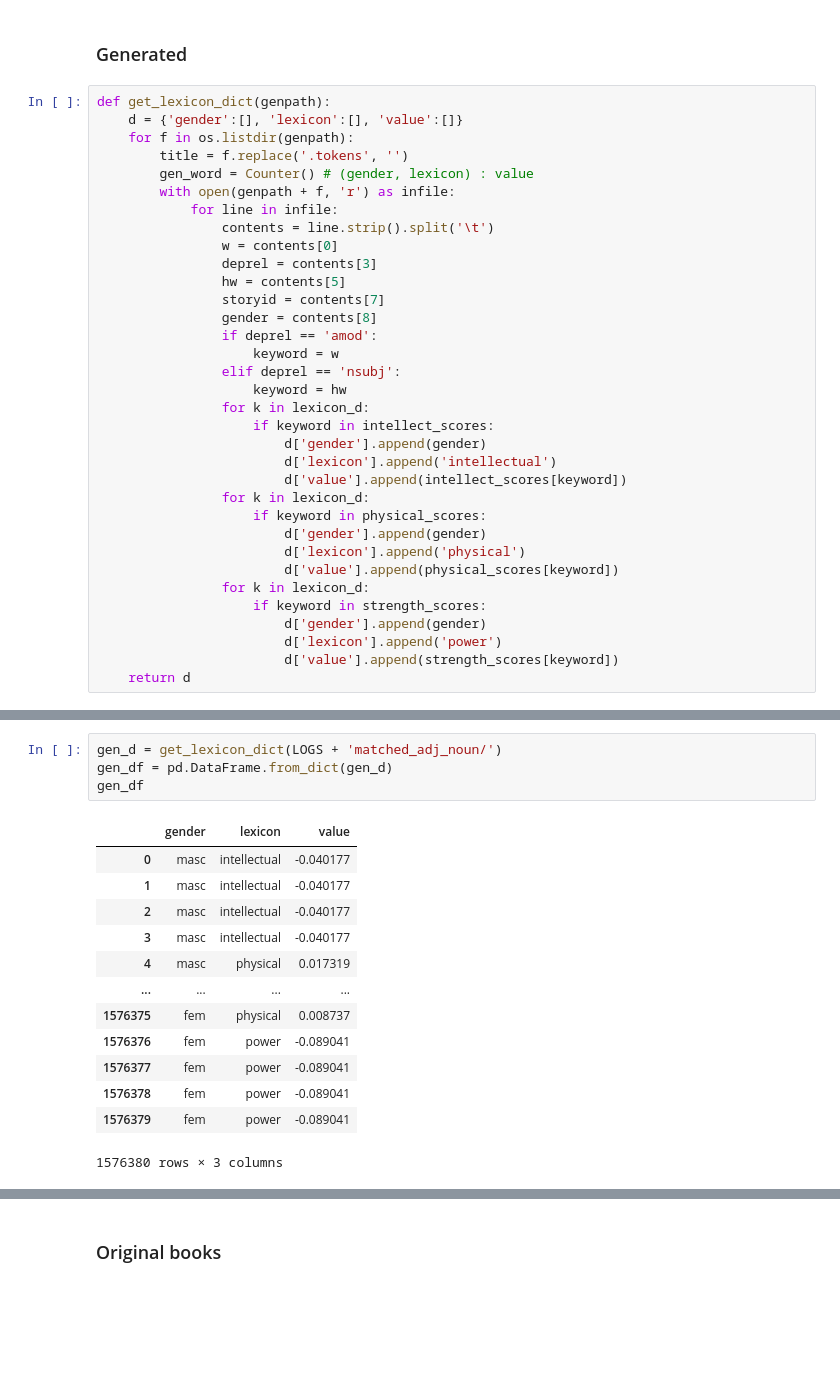
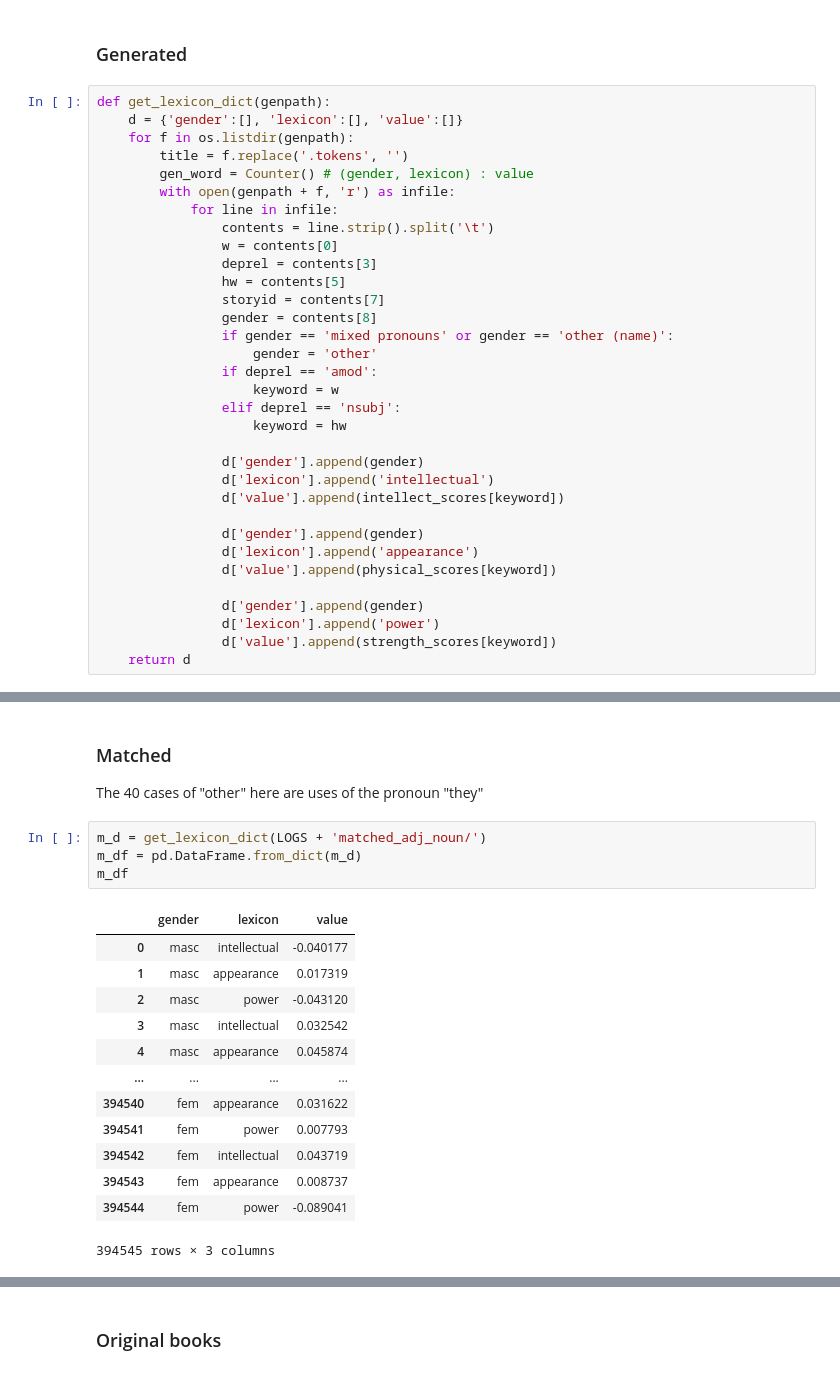
Before and after one commit to lucy3/gpt3_gender, a Jupyter notebook: code/character_viz.ipynb, the cells around one changed output, grey strips where cells are left out. Saved outputs shown, nothing was run; the diff lists cells and outputs as text; blank space fills up the shorter version.

```diff
--- a/code/character_viz.ipynb
+++ b/code/character_viz.ipynb
@@ -871,23 +1025,22 @@ def get_lexicon_dict(genpath):
                 hw = contents[5]
                 storyid = contents[7]
                 gender = contents[8]
+                if gender == 'mixed pronouns' or gender == 'other (name)':
+                    gender = 'other'
                 if deprel == 'amod':
                     keyword = w
                 elif deprel == 'nsubj':
                     keyword = hw
-                for k in lexicon_d:
-                    if keyword in intellect_scores:
-                        d['gender'].append(gender)
-                        d['lexicon'].append('intellectual')
-                        d['value'].append(intellect_scores[keyword])
-                for k in lexicon_d:
-                    if keyword in physical_scores:
-                        d['gender'].append(gender)
-                        d['lexicon'].append('physical')
-                        d['value'].append(physical_scores[keyword])
-                for k in lexicon_d:
-                    if keyword in strength_scores:
-                        d['gender'].append(gender)
-                        d['lexicon'].append('power')
-                        d['value'].append(strength_scores[keyword])
+
+                d['gender'].append(gender)
+                d['lexicon'].append('intellectual')
+                d['value'].append(intellect_scores[keyword])
+
+                d['gender'].append(gender)
+                d['lexicon'].append('appearance')
+                d['value'].append(physical_scores[keyword])
+
+                d['gender'].append(gender)
+                d['lexicon'].append('power')
+                d['value'].append(strength_scores[keyword])
     return d
@@ -958,19 +1109,23 @@ MannwhitneyuResult(statistic=6263250727880.0, pvalue=0.0)
+# %% [markdown]
+### Matched
+
+The 40 cases of "other" here are uses of the pronoun "they"
 # %%
-gen_d = get_lexicon_dict(LOGS + 'matched_adj_noun/')
-gen_df = pd.DataFrame.from_dict(gen_d)
-gen_df
+m_d = get_lexicon_dict(LOGS + 'matched_adj_noun/')
+m_df = pd.DataFrame.from_dict(m_d)
+m_df
 # %% [output]
 |  | gender | lexicon | value |
 | 0 | masc | intellectual | -0.040177 |
-| 1 | masc | intellectual | -0.040177 |
-| 2 | masc | intellectual | -0.040177 |
-| 3 | masc | intellectual | -0.040177 |
-| 4 | masc | physical | 0.017319 |
+| 1 | masc | appearance | 0.017319 |
+| 2 | masc | power | -0.043120 |
+| 3 | masc | intellectual | 0.032542 |
+| 4 | masc | appearance | 0.045874 |
 | ... | ... | ... | ... |
-| 1576375 | fem | physical | 0.008737 |
-| 1576376 | fem | power | -0.089041 |
-| 1576377 | fem | power | -0.089041 |
-| 1576378 | fem | power | -0.089041 |
-| 1576379 | fem | power | -0.089041 |
+| 394540 | fem | appearance | 0.031622 |
+| 394541 | fem | power | 0.007793 |
+| 394542 | fem | intellectual | 0.043719 |
+| 394543 | fem | appearance | 0.008737 |
+| 394544 | fem | power | -0.089041 |
-1576380 rows × 3 columns
+394545 rows × 3 columns
 # %%
```
Also changed, not shown: parts of 37 cells of this notebook, 2 other files.
